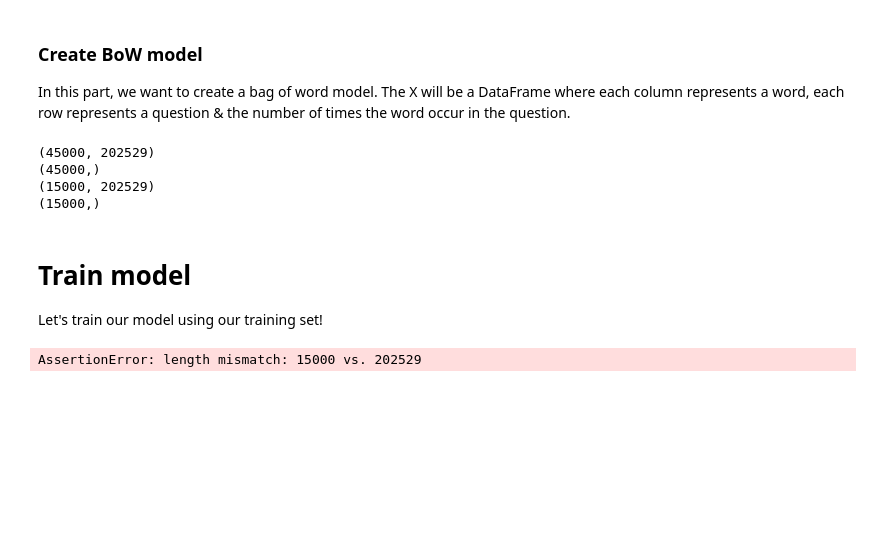
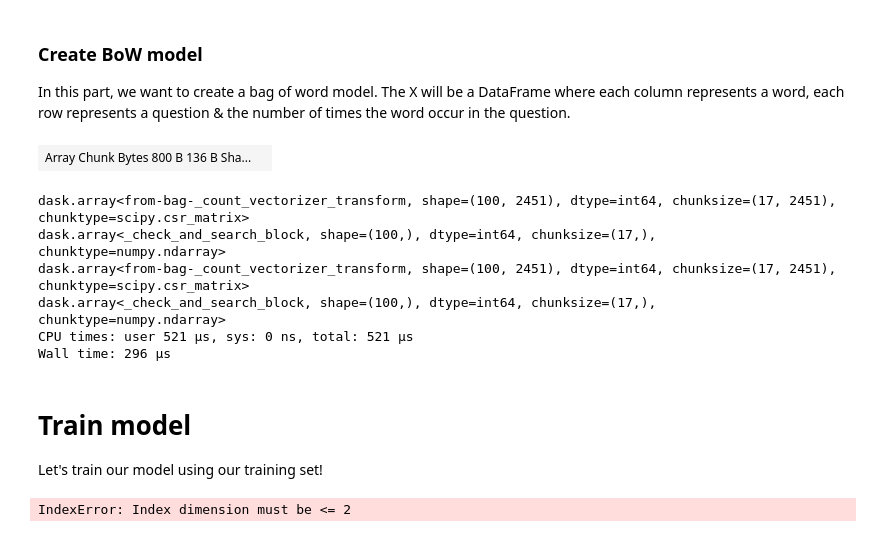
Before and after one commit to mohanadarafe/StackOverflow-Quality-Predictor, a Jupyter notebook: dask/dask_data_exploration.ipynb, the cells around one changed output. Cells and saved outputs as stored; diff of their text form; code cells hidden in the pictures; blank space fills up the shorter version.

Commit message:
Change to DASK CountVectorizer

```diff
--- a/dask/dask_data_exploration.ipynb
+++ b/dask/dask_data_exploration.ipynb
@@ -13,11 +14,11 @@ NUMBER_OF_CPU = multiprocessing.cpu_count()
 # %% [markdown]
 # Load data in Dask Dataframe
 # %%
-panda_train = pd.read_csv(filename_train)
-panda_test = pd.read_csv(filename_test)
+panda_train = pd.read_csv(filename_train)[0:100]
+panda_test = pd.read_csv(filename_test)[0:100]
 
-train_df = dd.from_pandas(panda_train, npartitions=1)
-test_df = dd.from_pandas(panda_test, npartitions=1)
+train_df = dd.from_pandas(panda_train, npartitions=NUMBER_OF_CPU)
+test_df = dd.from_pandas(panda_test, npartitions=NUMBER_OF_CPU)
 # %% [markdown]
 Below, we can see that the dataframe is succesfully imported into a Dask dataframe. Now, we need to extract the information we need & build a trainig & testing Dataframe that we will use for the later stages.
 
@@ -100,35 +85,57 @@ java repeat task every random seconds p already familiar repeating tasks every n
 # %% [markdown]
 ### Create BoW model
 In this part, we want to create a bag of word model. The X will be a DataFrame where each column represents a word, each row represents a question & the number of times the word occur in the question.
-# %%
-from sklearn.feature_extraction.text import CountVectorizer
-from sklearn import preprocessing
-
-vectorizer = CountVectorizer()
-encoder = preprocessing.LabelEncoder()
-
-X_train = pd.DataFrame.sparse.from_spmatrix(vectorizer.fit_transform(training['X_trn']))
-y_train = encoder.fit_transform(training['y_trn'])
-X_test = pd.DataFrame.sparse.from_spmatrix(vectorizer.transform(testing['X_tst']))
-y_test = encoder.transform(testing['y_tst'])
-
-print(X_train.shape)
-print(y_train.shape)
-print(X_test.shape)
-print(y_test.shape)
-# %% [output]
-(45000, 202529)
-(45000,)
-(15000, 202529)
-(15000,)
+# %%
+from dask_ml.feature_extraction.text import CountVectorizer
+from dask_ml import preprocessing
+
+vectorizer = CountVectorizer()
+encoder = preprocessing.LabelEncoder()
+
+X_train_db = db.from_sequence(training['X_trn'], npartitions=NUMBER_OF_CPU)
+X_test_db = db.from_sequence(testing['X_tst'], npartitions=NUMBER_OF_CPU)
+
+X_model = vectorizer.fit(X_train_db)
+X_train = X_model.transform(X_train_db)
+X_test = X_model.transform(X_test_db)
+
+y_model = encoder.fit(training['y_trn'])
+y_train = y_model.transform(training['y_trn'])
+y_test = y_model.transform(testing['y_tst'])
+# %%
+X_train.compute_chunk_sizes()
+y_train.compute_chunk_sizes()
+X_test.compute_chunk_sizes()
+y_test.compute_chunk_sizes()
+# %% [output]
+| Array Chunk Bytes 800 B 136 B Sha... |  |
+# %%
+%%time
+# np_x = dd.from_dask_array(X_train)
+# np_y = dd.from_dask_array(y_train)
+
+# np_test_x = dd.from_dask_array(X_test)
+print(X_train)
+print(y_train)
+print(X_test)
+print(y_test)
+# %% [output]
+dask.array<from-bag-_count_vectorizer_transform, shape=(100, 2451), dtype=int64, chunksize=(17, 2451), chunktype=scipy.csr_matrix>
+dask.array<_check_and_search_block, shape=(100,), dtype=int64, chunksize=(17,), chunktype=numpy.ndarray>
+dask.array<from-bag-_count_vectorizer_transform, shape=(100, 2451), dtype=int64, chunksize=(17, 2451), chunktype=scipy.csr_matrix>
+dask.array<_check_and_search_block, shape=(100,), dtype=int64, chunksize=(17,), chunktype=numpy.ndarray>
+CPU times: user 521 µs, sys: 0 ns, total: 521 µs
+Wall time: 296 µs
 # %% [markdown]
 # Train model
 Let's train our model using our training set!
 # %%
+%%time
 from dask_ml.naive_bayes import GaussianNB
 
 clf = GaussianNB()
 clf.fit(X_train, y_train)
-clf.predict(X_test)
+# predictions = clf.predict(np_test_x)
+# predictions.compute()
 # %% [output]
-AssertionError: length mismatch: 15000 vs. 202529
+IndexError: Index dimension must be <= 2
```
Also changed, not shown: parts of 6 cells of this notebook.
